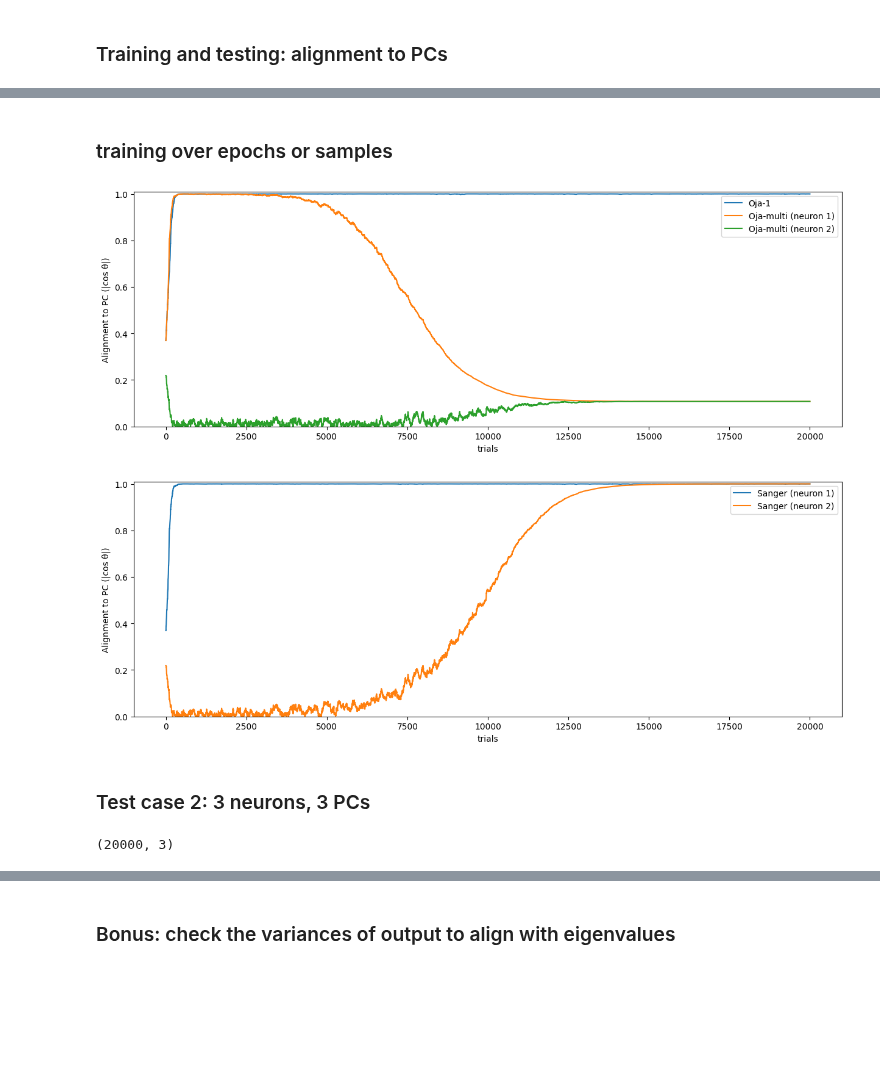
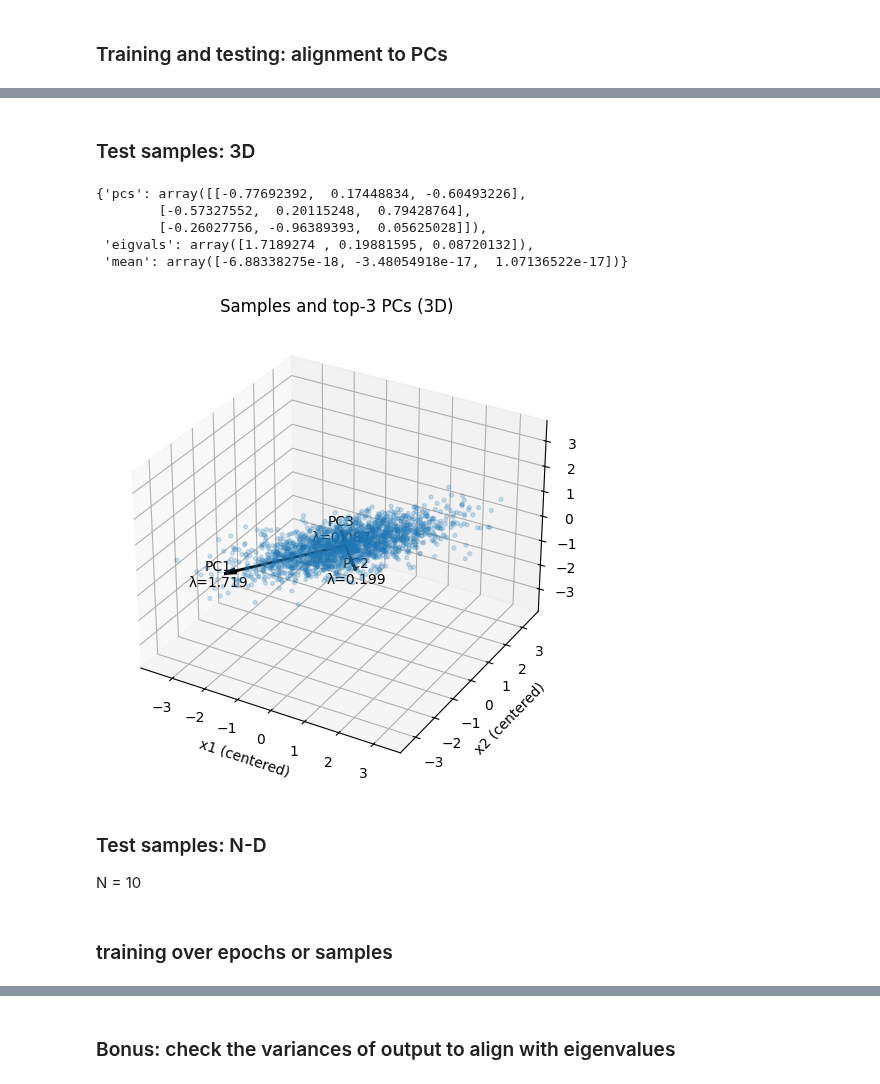
Before and after one commit to neuralalgorithms/representational-drift, a Jupyter notebook: HebbianNN.ipynb, the cells around one changed output, grey strips where cells are left out. Saved outputs shown, nothing was run; the diff lists cells and outputs as text; code cells hidden in the pictures; blank space fills up the shorter version.

Commit message:
v2.0, adding the N-dim data for all the networks; tested with 10-D data to see how well the model learned the PCs.

```diff
--- a/HebbianNN.ipynb
+++ b/HebbianNN.ipynb
@@ -388,0 +475,23 @@ dist_dict = plot_samples_and_top2_pcs(samples_2d)
+# %% [markdown]
+### Test samples: 3D
+# %%
+mu = np.array([0.0, 0.0, 0.0])   # means for 3 neurons
+cov = np.array([[1.0, 0.8, 0.3],   # covariance matrix (3x3, symmetric, PSD)
+                [0.8, 0.5, 0.2],
+                [0.3, 0.2, 0.3]])
+samples_3d = np.random.multivariate_normal(mu, cov, size=number_of_samples)
+
+# Center the data (zero mean)
+samples_3d -= samples_3d.mean(axis=0, keepdims=True)
+
+plot_samples_and_top3_pcs_3d(samples_3d, center=True, scale=2.5, annotate=True)
+# %% [output]
+{'pcs': array([[-0.77692392,  0.17448834, -0.60493226],
+        [-0.57327552,  0.20115248,  0.79428764],
+        [-0.26027756, -0.96389393,  0.05625028]]),
+ 'eigvals': array([1.7189274 , 0.19881595, 0.08720132]),
+ 'mean': array([-6.88338275e-18, -3.48054918e-17,  1.07136522e-17])}
+[figure, added]
+# %% [markdown]
+### Test samples: N-D
+N = 10
@@ -389,50 +518,37 @@ dist_dict = plot_samples_and_top2_pcs(samples_2d)
 # %% [markdown]
 ### training over epochs or samples
 # %%
-X = samples_2d
-pcs, _ = pca_topk(X, 2, center=True)
-pc1 = pcs[:,0]
-pc2 = pcs[:,1]
+def training_testing(samples, output_size=None, learning_rate=0.1, method = "epochs"):
+    global weights_oja1, weights_ojaK, weights_sangerK
+    samples_dim = samples.shape[1]
+    # get the PCs
+    pcs, _ = pca_topk(samples, samples_dim, center=True)
+    pc_set = [pcs[:,i] for i in range(samples_dim)]
 
-# define models
-oja1_2d = OjaNetwork(input_size=X.shape[1], output_size=1, learning_rate=learning_rate, rng=0)
-ojaK_2d = OjaNetwork(input_size=X.shape[1], output_size=2, learning_rate=learning_rate, rng=0)
-sangerK_2d = SangerNetwork(input_size=X.shape[1], output_size=2, learning_rate=learning_rate, rng=0)
+    oja1 = OjaNetwork(input_size=samples_dim, output_size=1, learning_rate=learning_rate, rng=0)
+    ojaK = OjaNetwork(input_size=samples_dim, output_size=output_size, learning_rate=learning_rate, rng=0)
+    sangerK = SangerNetwork(input_size=samples_dim, output_size=output_size, learning_rate=learning_rate, rng=0)
 
-def training_testing(model1, model2, model3, pc_set, method = "epochs"):
-    hist_oja1 = testing_alignment(model1, X, epochs=epochs, pcs = [pc_set[0]], shuffle=True, method=method)
-    hist_ojaK = testing_alignment(model2, X, epochs=epochs, pcs = pc_set, shuffle=True, method=method)
-    hist_sanger2 = testing_alignment(model3, X, epochs=epochs, pcs = pc_set, shuffle=True, method=method)
+    hist_oja1 = testing_alignment(oja1, samples, epochs=epochs, pcs = [pc_set[0]], shuffle=True, method=method)
+    if output_size > samples_dim:
+        hist_ojaK = testing_alignment(ojaK, samples, epochs=epochs, pcs = pc_set[:samples_dim], shuffle=True, method=method)
+        hist_sangerK = testing_alignment(sangerK, samples, epochs=epochs, pcs = pc_set[:samples_dim], shuffle=True, method=method)
+    else:
+        hist_ojaK = testing_alignment(ojaK, samples, epochs=epochs, pcs = pc_set, shuffle=True, method=method)
+        hist_sangerK = testing_alignment(sangerK, samples, epochs=epochs, pcs = pc_set, shuffle=True, method=method)
 
+    weights_oja1 = oja1.weights.copy()
+    weights_ojaK = ojaK.weights.copy()
+    weights_sangerK = sangerK.weights.copy()
 
+    ### visualize the alignment
     display_dict_oja ={}
     display_dict_sanger ={}
     display_dict_oja["Oja-1"] = np.array(hist_oja1)
 
-    for i in range(len(pc_set)):
+    for i in range(output_size):
         display_dict_oja[f"Oja-multi (neuron {i+1})"] = np.array(hist_ojaK)[:,i]
-        display_dict_sanger[f"Sanger (neuron {i+1})"] = np.array(hist_sanger2)[:,i]
+        display_dict_sanger[f"Sanger (neuron {i+1})"] = np.array(hist_sangerK)[:,i]
 
     visualize_alignment(list(display_dict_oja.values()), list(display_dict_oja.keys()), xlabel=method)
     visualize_alignment(list(display_dict_sanger.values()), list(display_dict_sanger.keys()), xlabel=method)
-
-pc_set = [pc1, pc2]
-training_testing(oja1_2d, ojaK_2d, sangerK_2d, pc_set, "trials")
-# %% [output]
-[figure, removed]
-[figure, removed]
-# %% [markdown]
-### Test case 2: 3 neurons, 3 PCs
-# %%
-mu = np.array([0.0, 0.0, 0.0])   # means for 3 neurons
-cov = np.array([[1.0, 0.8, 0.3],   # covariance matrix (3x3, symmetric, PSD)
-                [0.8, 0.5, 0.2],
-                [0.3, 0.2, 0.3]])
-samples_3d = np.random.multivariate_normal(mu, cov, size=number_of_samples)
-
-# Center the data (zero mean)
-samples_3d -= samples_3d.mean(axis=0, keepdims=True)
-
-print(samples_3d.shape)   # (200, 3)
-# %% [output]
-(20000, 3)
```
Also changed, not shown: parts of 20 cells of this notebook.
